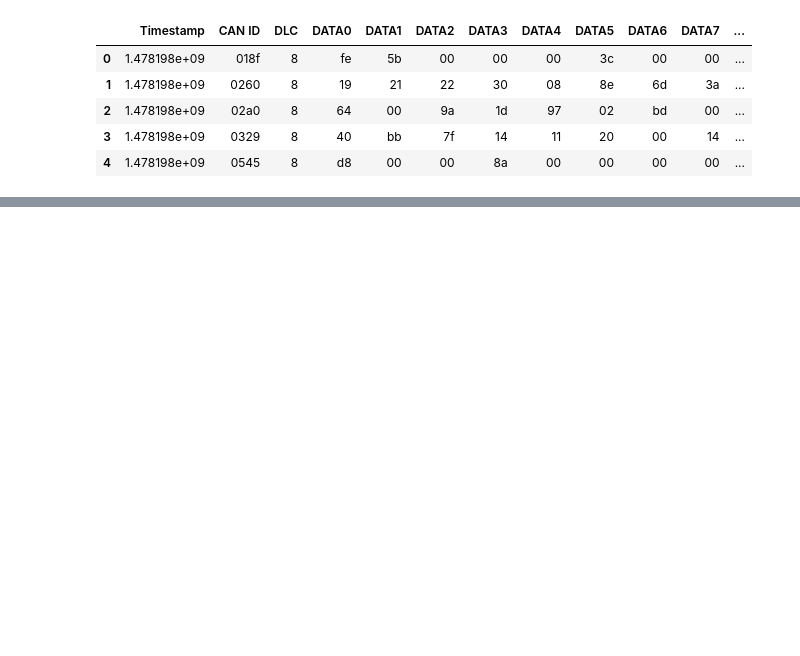
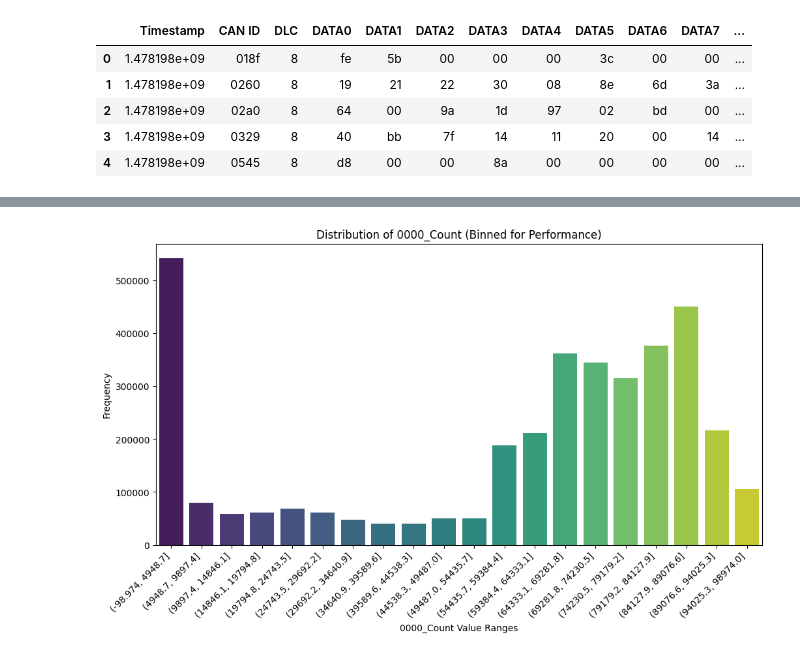
Before and after one commit to pranav-k-jha/kaggle-notebooks, a Jupyter notebook: cav-ml-prediction-model.ipynb, the cells around one changed output, grey strips where cells are left out. Drawn from its saved outputs; the diff is of its cells as text; code cells hidden in the pictures; blank space fills up the shorter version.

```diff
--- a/cav-ml-prediction-model.ipynb
+++ b/cav-ml-prediction-model.ipynb
@@ -17,2 +68,29 @@ dos.head()
+# %%
+
+
+# Filter out 0 values and make a copy to avoid SettingWithCopyWarning
+df_count = df_2.copy()
+
+# Use bins for better performance
+num_bins = 20  # Adjust based on data size
+df_count["0000_Count_Binned"] = pd.cut(df_count["0000_Count"], bins=num_bins)
+
+# Count occurrences of each bin
+binned_counts = df_count["0000_Count_Binned"].value_counts().sort_index()
+
+# Plot
+plt.figure(figsize=(12, 6))
+sns.barplot(x=binned_counts.index.astype(str), y=binned_counts.values, palette="viridis")
+
+# Labels and formatting
+plt.xlabel("0000_Count Value Ranges")
+plt.ylabel("Frequency")
+plt.title("Distribution of 0000_Count (Binned for Performance)")
+plt.xticks(rotation=45, ha='right')
+
+# Show plot
+plt.show()
+# %% [output]
+[figure, added]
 # %%
 # Drop unnecessary columns
```
Also changed, not shown: parts of 42 cells of this notebook.
